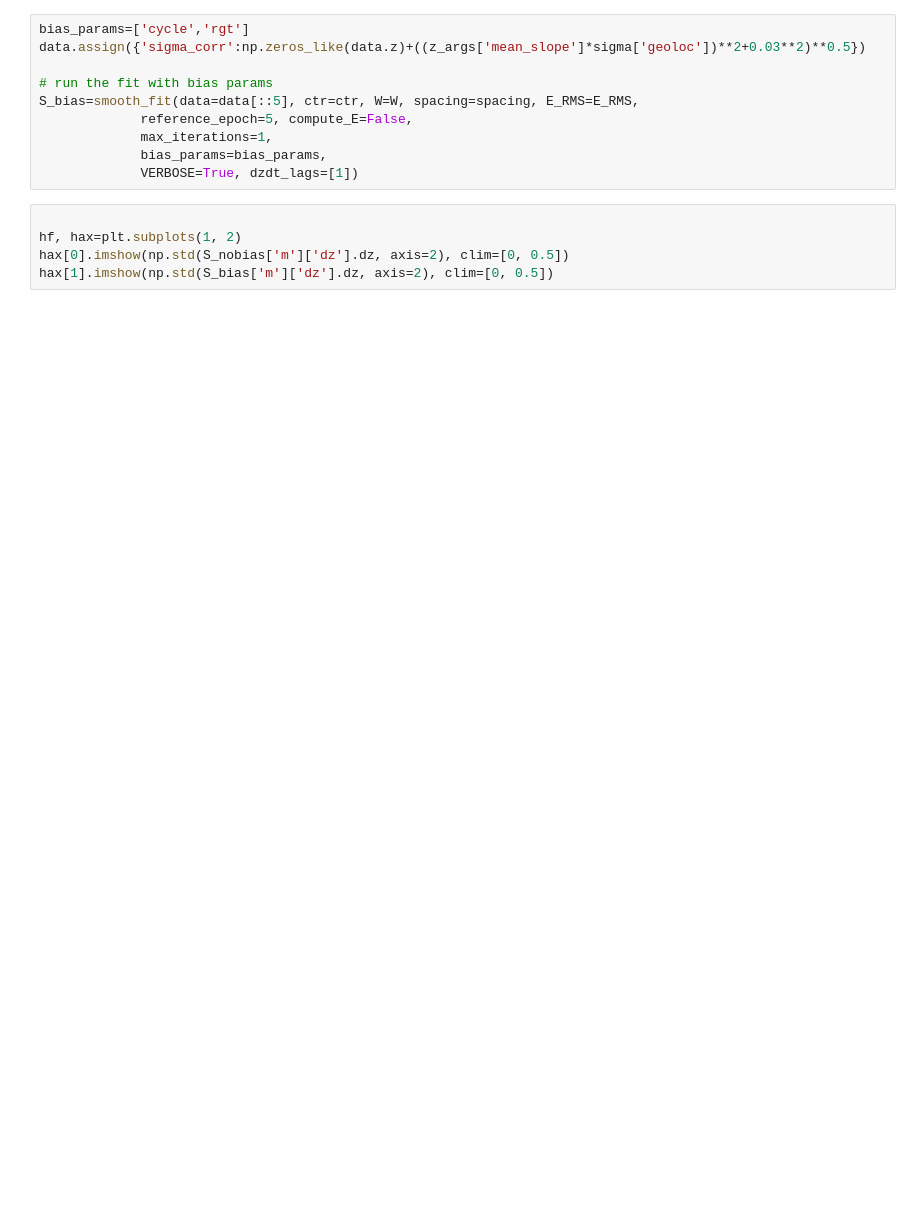
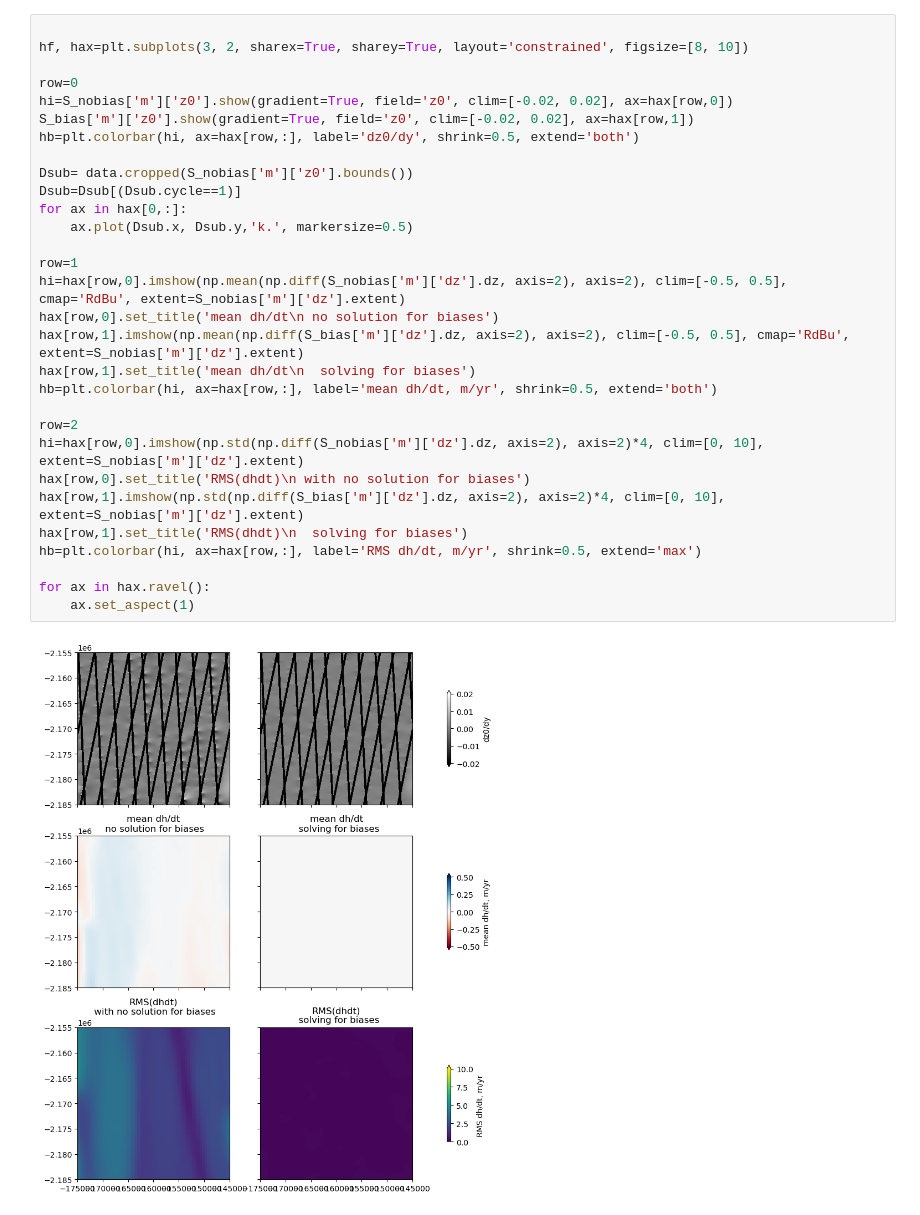
Before and after one commit to SmithB/IS2_hlp_testing, a Jupyter notebook: notebooks/Demos.ipynb, the cells around one changed output. Cells and saved outputs as stored; diff of their text form; blank space fills up the shorter version.

```diff
--- a/notebooks/Demos.ipynb
+++ b/notebooks/Demos.ipynb
@@ -73,15 +128,32 @@ S_bias=smooth_fit(data=data[::5], ctr=ctr, W=W, spacing=spacing, E_RMS=E_RMS,
-# %%
-bias_params=['cycle','rgt']
-data.assign({'sigma_corr':np.zeros_like(data.z)+((z_args['mean_slope']*sigma['geoloc'])**2+0.03**2)**0.5})
-
-# run the fit with bias params
-S_bias=smooth_fit(data=data[::5], ctr=ctr, W=W, spacing=spacing, E_RMS=E_RMS,
-             reference_epoch=5, compute_E=False,
-             max_iterations=1,
-             bias_params=bias_params,
-             VERBOSE=True, dzdt_lags=[1])
 # %%
 
-hf, hax=plt.subplots(1, 2)
-hax[0].imshow(np.std(S_nobias['m']['dz'].dz, axis=2), clim=[0, 0.5])
-hax[1].imshow(np.std(S_bias['m']['dz'].dz, axis=2), clim=[0, 0.5])
+hf, hax=plt.subplots(3, 2, sharex=True, sharey=True, layout='constrained', figsize=[8, 10])
+
+row=0
+hi=S_nobias['m']['z0'].show(gradient=True, field='z0', clim=[-0.02, 0.02], ax=hax[row,0])
+S_bias['m']['z0'].show(gradient=True, field='z0', clim=[-0.02, 0.02], ax=hax[row,1])
+hb=plt.colorbar(hi, ax=hax[row,:], label='dz0/dy', shrink=0.5, extend='both')
+
+Dsub= data.cropped(S_nobias['m']['z0'].bounds())
+Dsub=Dsub[(Dsub.cycle==1)]
+for ax in hax[0,:]:
+    ax.plot(Dsub.x, Dsub.y,'k.', markersize=0.5)
+
+row=1
+hi=hax[row,0].imshow(np.mean(np.diff(S_nobias['m']['dz'].dz, axis=2), axis=2), clim=[-0.5, 0.5], cmap='RdBu', extent=S_nobias['m']['dz'].extent)
+hax[row,0].set_title('mean dh/dt\n no solution for biases')
+hax[row,1].imshow(np.mean(np.diff(S_bias['m']['dz'].dz, axis=2), axis=2), clim=[-0.5, 0.5], cmap='RdBu', extent=S_nobias['m']['dz'].extent)
+hax[row,1].set_title('mean dh/dt\n  solving for biases')
+hb=plt.colorbar(hi, ax=hax[row,:], label='mean dh/dt, m/yr', shrink=0.5, extend='both')
+
+row=2
+hi=hax[row,0].imshow(np.std(np.diff(S_nobias['m']['dz'].dz, axis=2), axis=2)*4, clim=[0, 10], extent=S_nobias['m']['dz'].extent)
+hax[row,0].set_title('RMS(dhdt)\n with no solution for biases')
+hax[row,1].imshow(np.std(np.diff(S_bias['m']['dz'].dz, axis=2), axis=2)*4, clim=[0, 10], extent=S_nobias['m']['dz'].extent)
+hax[row,1].set_title('RMS(dhdt)\n  solving for biases')
+hb=plt.colorbar(hi, ax=hax[row,:], label='RMS dh/dt, m/yr', shrink=0.5, extend='max')
+
+for ax in hax.ravel():
+    ax.set_aspect(1)
+# %% [output]
+[figure, added]
```
Also changed, not shown: parts of 35 cells of this notebook, 3 other files.
